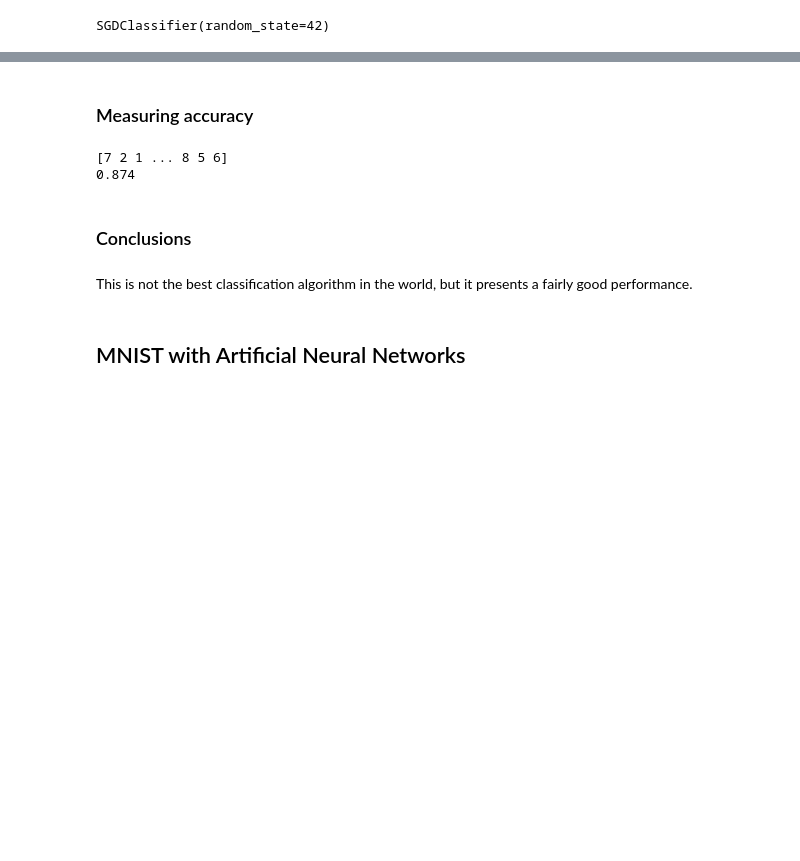
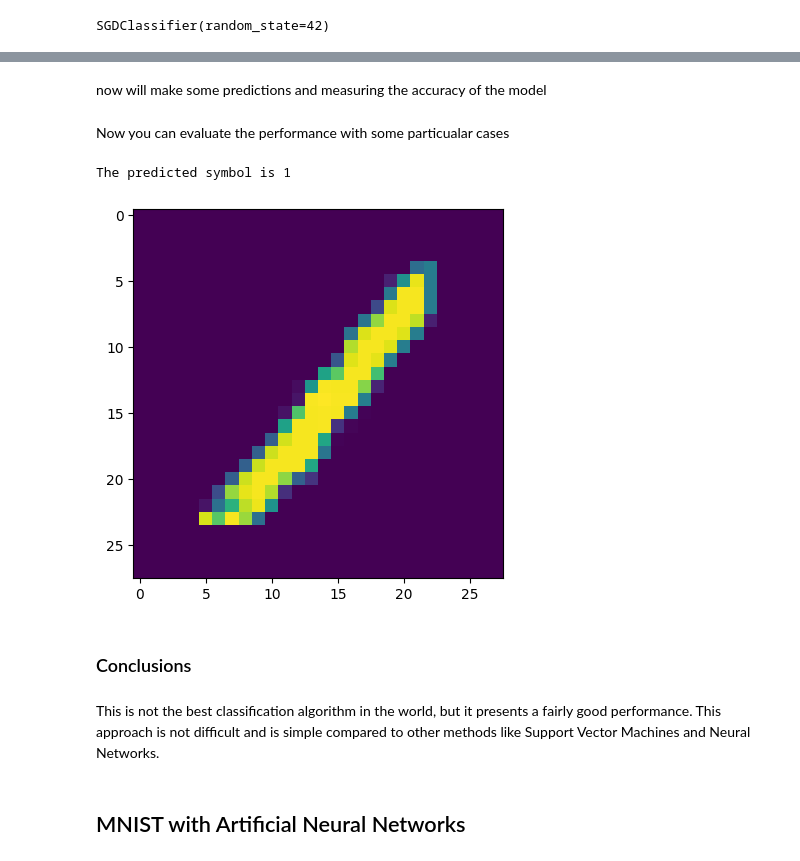
Before and after one commit to Misley-tech/Programitas, a Jupyter notebook: MNIST/MNIST.ipynb, the cells around one changed output, grey strips where cells are left out. Drawn from its saved outputs; the diff is of its cells as text; code cells hidden in the pictures; blank space fills up the shorter version.

```diff
--- a/MNIST/MNIST.ipynb
+++ b/MNIST/MNIST.ipynb
@@ -193,23 +193,28 @@ Now let's make some predictions and measure its accuracy. But first we have to c
 img_test_ = []
 for i in range(len(img_test)):
     img_test_.append(flatten(img_test[i]))
-# %% [markdown]
-### Measuring accuracy
+# %% [markdown]
+now will make some predictions and measuring the accuracy of the model
 # %%
 from sklearn.metrics import accuracy_score
 
 sgd_svm_pred = sgd_clf.predict(img_test_)
-print(sgd_svm_pred)
-
 sgd_accuracy = accuracy_score(labels_test, sgd_svm_pred)
-print(sgd_accuracy)
-# %% [output]
-[7 2 1 ... 8 5 6]
-0.874
+# %% [markdown]
+Now you can evaluate the performance with some particualar cases
+# %%
+import matplotlib.pyplot as plt
+i = np.random.randint(0,len(img_test_))
+plt.imshow(img_test_[i].reshape(28,28))
+
+print(f'The predicted symbol is {sgd_svm_pred[i]}')
+# %% [output]
+The predicted symbol is 1
+[figure, added]
 # %% [markdown]
 ### Conclusions
 # %% [markdown]
-This is not the best classification algorithm in the world, but it presents a fairly good performance.
+This is not the best classification algorithm in the world, but it presents a fairly good performance. This approach is not difficult and is simple compared to other methods like Support Vector Machines and Neural Networks.
 # %% [markdown]
 ## MNIST with Artificial Neural Networks
 # %% [markdown]
```
Also changed, not shown: parts of 3 cells of this notebook.
